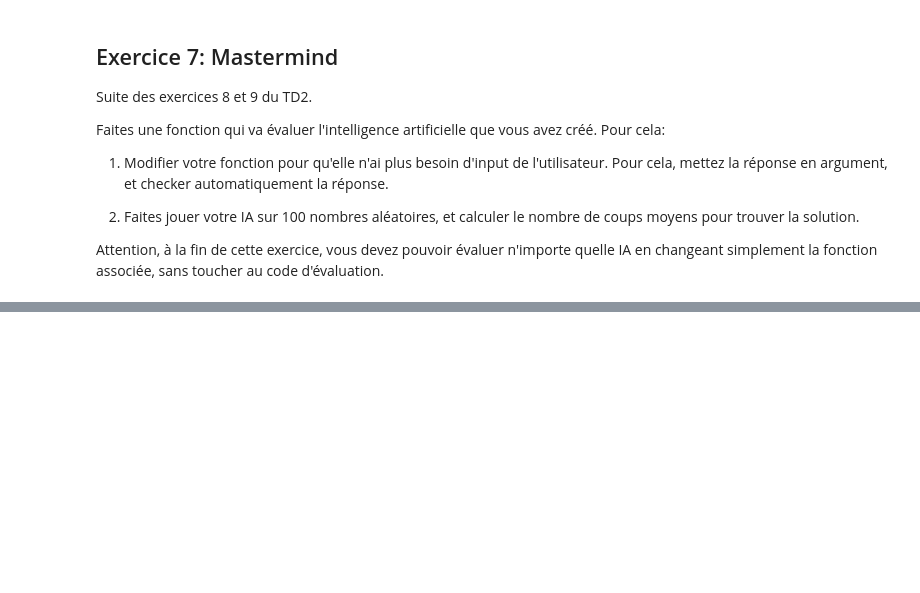
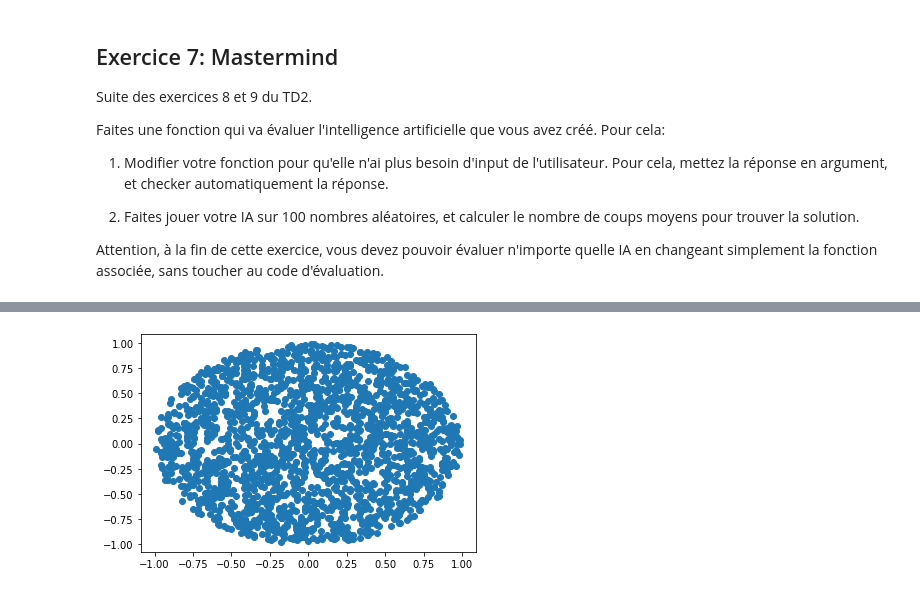
Before and after one commit to nhennetier/ENSAE-HEC-Python, a Jupyter notebook: TDs/TD3/TD3.ipynb, the cells around one changed output, grey strips where cells are left out. Cells and saved outputs as stored; diff of their text form; code cells hidden in the pictures; blank space fills up the shorter version.

```diff
--- a/TDs/TD3/TD3.ipynb
+++ b/TDs/TD3/TD3.ipynb
@@ -187,0 +352,13 @@ Attention, à la fin de cette exercice, vous devez pouvoir évaluer n'importe qu
+# %%
+def get_n_points_in_circle(n):
+    points = []
+    while len(points) < n:
+        x = randint(-100, 100) / 100
+        y = randint(-100, 100) / 100
+        if x ** 2 + y ** 2 <= 1:
+            points.append((x, y))
+    plot_points(points)
+# %%
+get_n_points_in_circle(2000)
+# %% [output]
+[figure, added]
```
Also changed, not shown: parts of 39 cells of this notebook.
